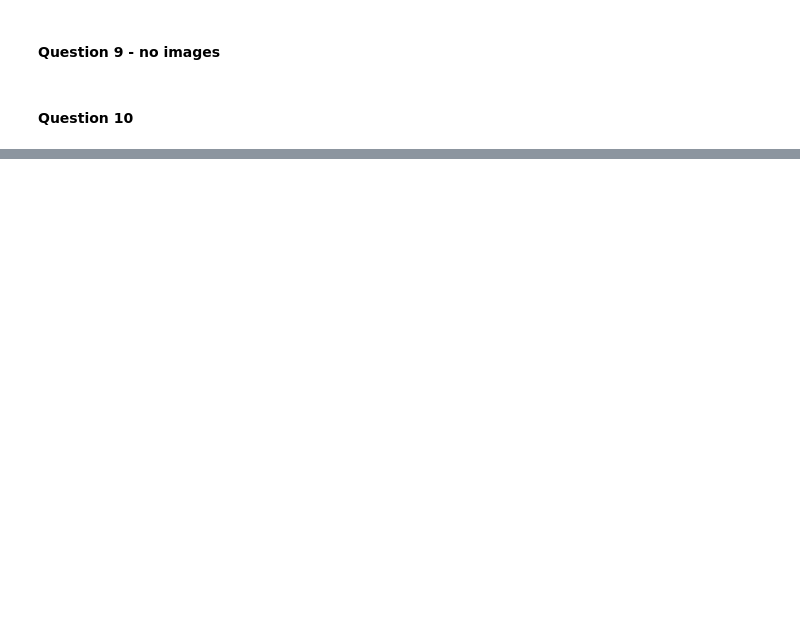
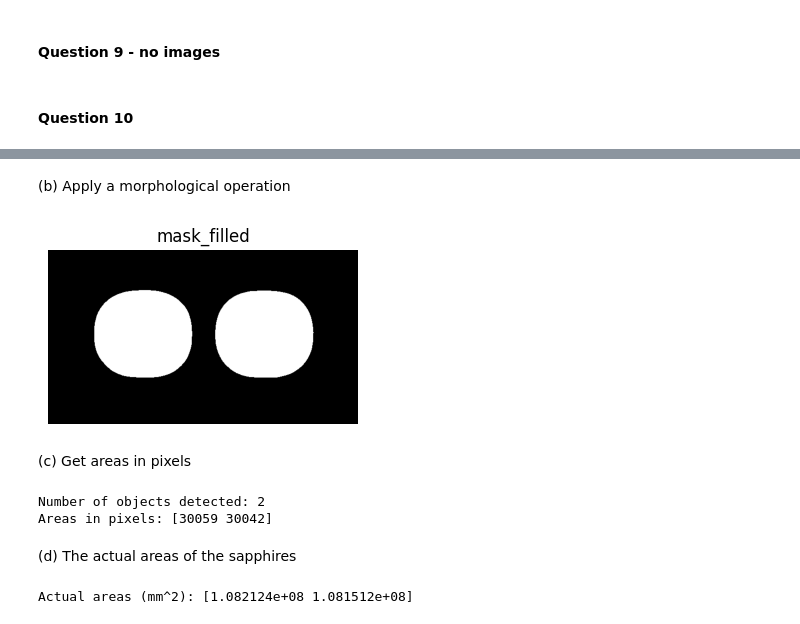
Before and after one commit to pramodiperera/IT5437, a Jupyter notebook: code.ipynb, the cells around one changed output, grey strips where cells are left out. Drawn from its saved outputs; the diff is of its cells as text; code cells hidden in the pictures; blank space fills up the shorter version.

```diff
--- a/code.ipynb
+++ b/code.ipynb
@@ -644,0 +584,34 @@ Actual areas (mm^2): [1.079568e+08 1.068804e+08]
+# %% [markdown]
+(b) Apply a morphological operation
+# %%
+kernel = np.ones((8,8), np.uint8)
+mask_filled = cv.morphologyEx(mask, cv.MORPH_CLOSE, kernel)
+
+plt.figure(figsize=(4,3))
+plt.imshow(mask_filled, cmap='gray')
+plt.title("mask_filled")
+plt.axis("off");
+# %% [output]
+[figure, added]
+# %% [markdown]
+(c) Get areas in pixels
+# %%
+# Connected components
+num_labels, labels, stats, centroids = cv.connectedComponentsWithStats(mask_filled)
+
+print(f"Number of objects detected: {num_labels-1}")  # subtract 1 for background
+
+areas_pixels = stats[1:, cv.CC_STAT_AREA]  # skip background
+print("Areas in pixels:", areas_pixels)
+# %% [output]
+Number of objects detected: 2
+Areas in pixels: [30059 30042]
+# %% [markdown]
+(d) The actual areas of the sapphires
+# %%
+f = 8
+d = 480
+areas_actual = areas_pixels * (d/f)**2
+print("Actual areas (mm^2):", areas_actual)
+# %% [output]
+Actual areas (mm^2): [1.082124e+08 1.081512e+08]
```
Also changed, not shown: parts of 9 cells of this notebook, 1 other file.
